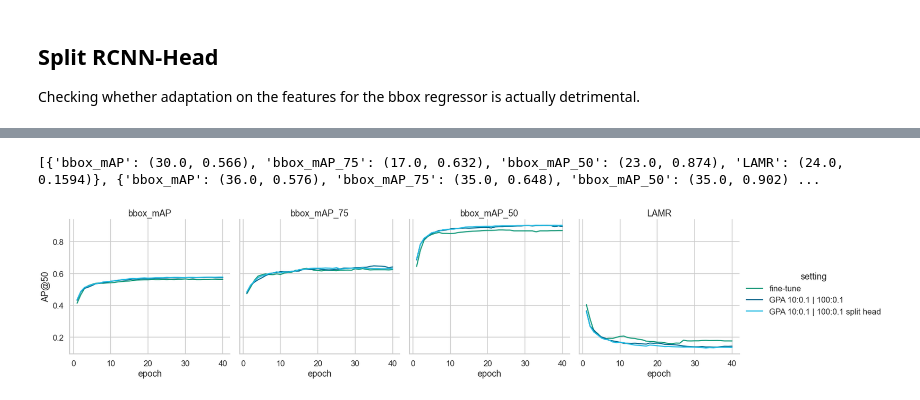
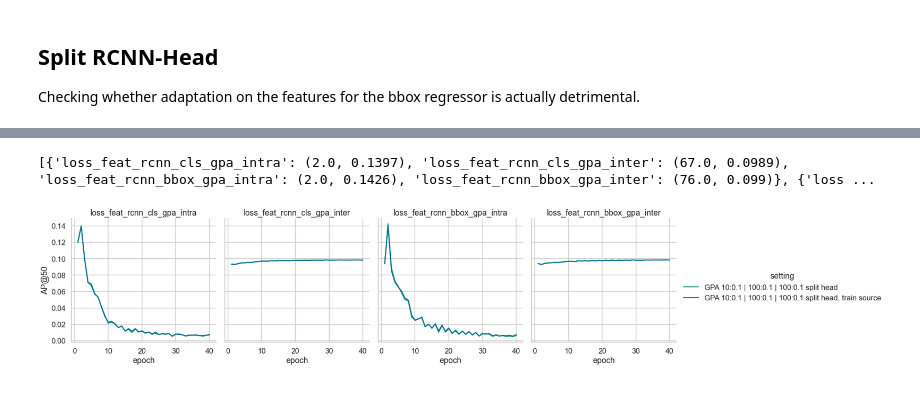
Before and after one commit to ThaddaeusWiedemer/FisheyeSPA, a Jupyter notebook: results/gpa.ipynb, the cells around one changed output, grey strips where cells are left out. Cells and saved outputs as stored; diff of their text form; code cells hidden in the pictures.

```diff
--- a/results/gpa.ipynb
+++ b/results/gpa.ipynb
@@ -676,32 +710,33 @@ Checking whether adaptation on the features for the bbox regressor is actually d
 # %%
 from log_analysis import *
 
 sb.set_context('talk')
 sb.set_style('whitegrid')
 sb.set_palette(kit())
 logs = [
-    ['GPA/tuning/coco_piropo_20a_TwoStageDetectorAdaptive_0_0_0_0_fclayer_gTrue_seed_norot.log', 'fine-tune'],
-    [
-        'GPA/tuning/coco_piropo_20a_TwoStageDetectorAdaptive_10_01_100_01_fclayer_gTrue_seed_norot.log',
-        'GPA 10:0.1 | 100:0.1'
-    ],
-    ['GPA/tuning/coco_piropo_20a_TwoStageDetectorDA_GPAsplit_s.log', 'GPA 10:0.1 | 100:0.1 split head'],
+    # ['GPA/tuning/coco_piropo_20a_TwoStageDetectorAdaptive_0_0_0_0_fclayer_gTrue_seed_norot.log', 'fine-tune'],
+    # [
+    #     'GPA/tuning/coco_piropo_20a_TwoStageDetectorAdaptive_10_01_100_01_fclayer_gTrue_seed_norot.log',
+    #     'GPA 10:0.1 | 100:0.1'
+    # ],
+    # ['GPA/tuning/coco_piropo_20a_TwoStageDetectorDA_GPAsplit_s.log', 'GPA 10:0.1 | 100:0.1 split head'],
+    ['GPA/tuning/coco_piropo_20a_TwoStageDetectorDA_GPAsplit1_s.log', 'GPA 10:0.1 | 100:0.1 | 100:0.1 split head'],
 ]
 
-df, maxs = df_from_log(['setting'], ['bbox_mAP', 'bbox_mAP_75', 'bbox_mAP_50', 'LAMR'], logs, get_max=True)
+df, maxs = df_from_log(['setting'], ['loss_feat_rcnn_cls_gpa_intra', 'loss_feat_rcnn_cls_gpa_inter', 'loss_feat_rcnn_bbox_gpa_intra', 'loss_feat_rcnn_bbox_gpa_inter'], logs, get_max=True)
 
 g = sb.relplot(data=df[df['occurrence'] <= 40],
                x='occurrence',
                y='value',
                kind='line',
                hue='setting',
                col='metric',
                height=5,
                aspect=1.)
 g.set_axis_labels('epoch', 'AP@50')
 g.set_titles(col_template='{col_name}', row_template='')
 print(maxs)
 # g.savefig(f'images/tuning_gpa_adversarial.svg')
 # %% [output]
-[{'bbox_mAP': (30.0, 0.566), 'bbox_mAP_75': (17.0, 0.632), 'bbox_mAP_50': (23.0, 0.874), 'LAMR': (24.0, 0.1594)}, {'bbox_mAP': (36.0, 0.576), 'bbox_mAP_75': (35.0, 0.648), 'bbox_mAP_50': (35.0, 0.902) ...
+[{'loss_feat_rcnn_cls_gpa_intra': (2.0, 0.1397), 'loss_feat_rcnn_cls_gpa_inter': (67.0, 0.0989), 'loss_feat_rcnn_bbox_gpa_intra': (2.0, 0.1426), 'loss_feat_rcnn_bbox_gpa_inter': (76.0, 0.099)}, {'loss ...
-[figure, old version]
+[figure, new version]
```
Also changed, not shown: parts of 1 cell of this notebook, 2 other files.
